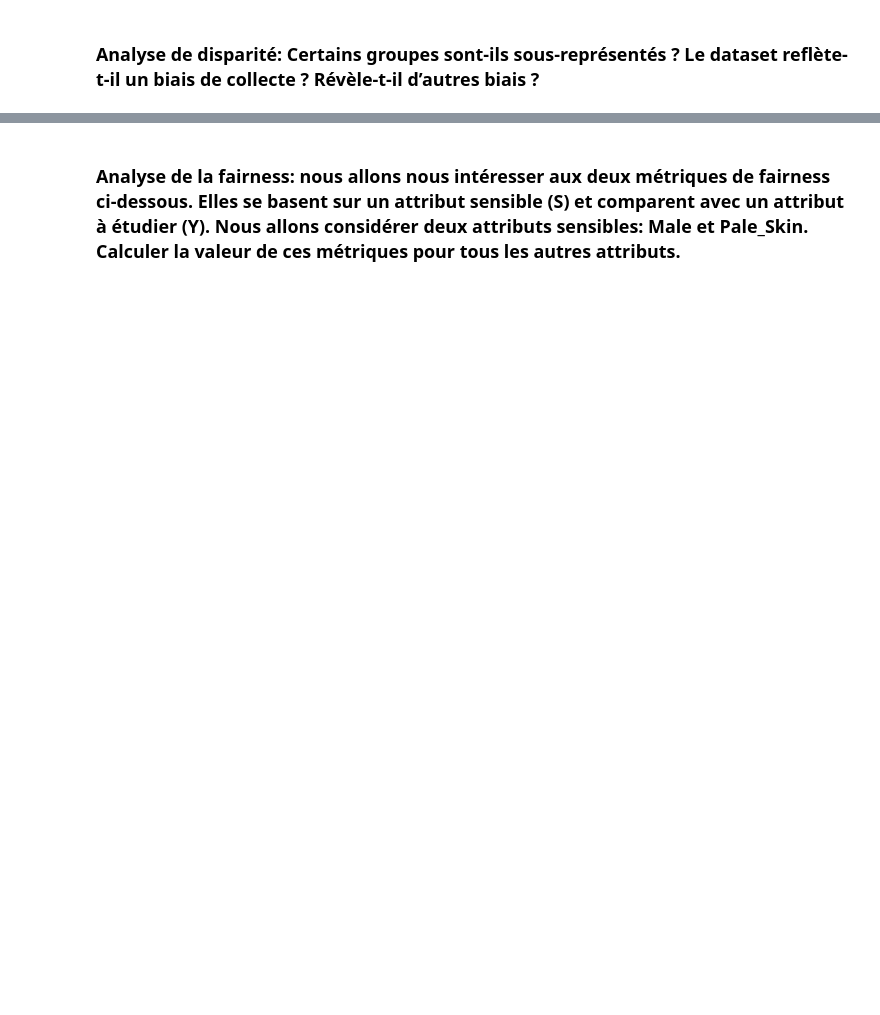
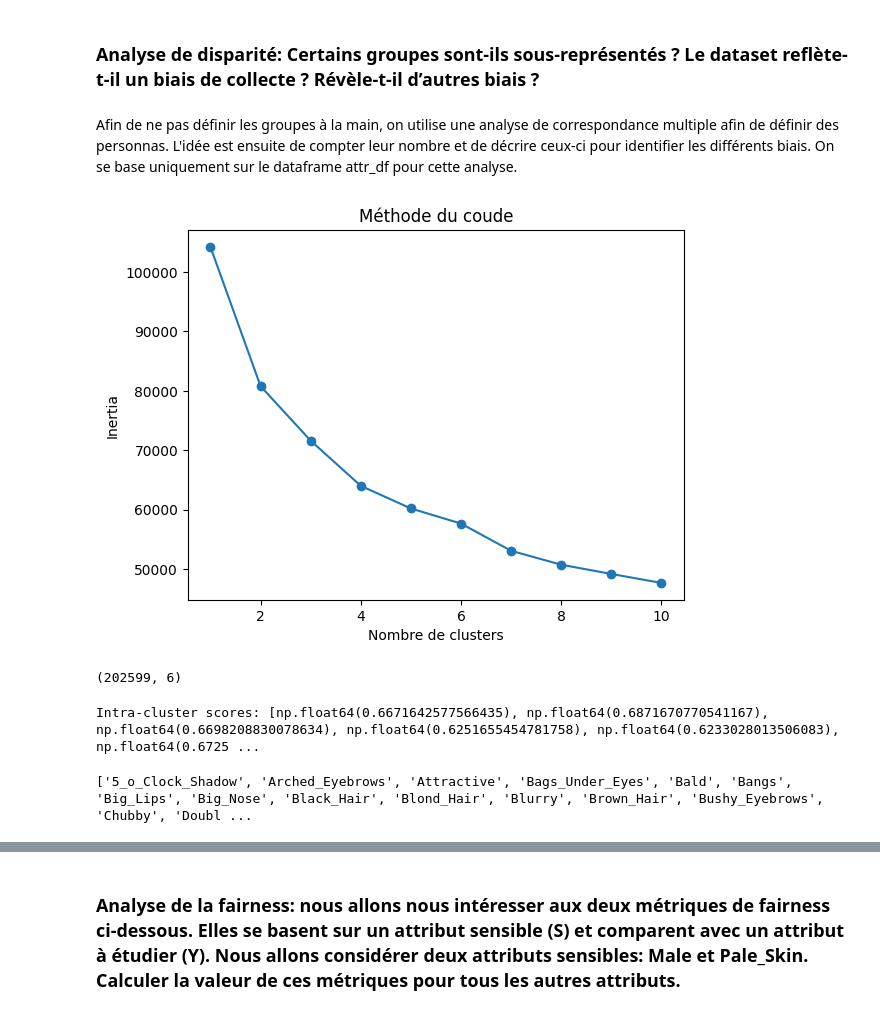
Before and after one commit to cons00000/REXAI_project, a Jupyter notebook: projet_REXIA_2.ipynb, the cells around one changed output, grey strips where cells are left out. Drawn from its saved outputs; the diff is of its cells as text; code cells hidden in the pictures; blank space fills up the shorter version.

```diff
--- a/projet_REXIA_2.ipynb
+++ b/projet_REXIA_2.ipynb
@@ -43,2 +132,26 @@ analyzers["attr_df"].plot_matrix_correlation(threshold=0)
 # %% [markdown]
 ### Analyse de disparité: Certains groupes sont-ils sous-représentés ? Le dataset reflète-t-il un biais de collecte ? Révèle-t-il d’autres biais ?
+# %% [markdown]
+Afin de ne pas définir les groupes à la main, on utilise une analyse de correspondance multiple afin de définir des personnas. L'idée est ensuite de compter leur nombre et de décrire ceux-ci pour identifier les différents biais. On se base uniquement sur le dataframe attr_df pour cette analyse.
+# %%
+df_num = faces.data["attr_df"].drop(columns=['image_id']).copy()  # numérique (-1/1)
+df_cat = df_num.astype(str)  # pour MCA
+
+mca = MCA(n_components=10, random_state=42)
+X_mca = mca.fit_transform(df_cat)
+
+inertia = []
+K = range(1, 11)
+
+for k in K:
+    km = KMeans(n_clusters=k, random_state=42)
+    km.fit(X_mca)
+    inertia.append(km.inertia_)
+
+plt.plot(K, inertia, marker='o')
+plt.xlabel("Nombre de clusters")
+plt.ylabel("Inertia")
+plt.title("Méthode du coude")
+plt.show()
+# %% [output]
+[figure, added]
@@ -44,0 +162,26 @@ analyzers["attr_df"].plot_matrix_correlation(threshold=0)
+# %%
+centroids = kmeans.cluster_centers_  # shape = (k_opt, n_components)
+
+from scipy.spatial.distance import cdist
+
+distances = cdist(X_mca, centroids, metric='euclidean')  # shape = (n_individus, k_opt)
+
+similarity_scores = 1 / (1 + distances)
+similarity_scores.shape
+# %% [output]
+(202599, 6)
+# %%
+intra_scores = []
+
+for c in range(k_opt):
+    members = np.where(df_num["persona"] == c)[0]
+    intra_scores.append(similarity_scores[members, c].mean())
+
+print("Intra-cluster scores:", intra_scores)
+# %% [output]
+Intra-cluster scores: [np.float64(0.6671642577566435), np.float64(0.6871670770541167), np.float64(0.6698208830078634), np.float64(0.6251655454781758), np.float64(0.6233028013506083), np.float64(0.6725 ...
+# %%
+colonnes_attributs = [a for a in df_num.columns if a not in ['image_id', 'persona']]
+print(colonnes_attributs)
+# %% [output]
+['5_o_Clock_Shadow', 'Arched_Eyebrows', 'Attractive', 'Bags_Under_Eyes', 'Bald', 'Bangs', 'Big_Lips', 'Big_Nose', 'Black_Hair', 'Blond_Hair', 'Blurry', 'Brown_Hair', 'Bushy_Eyebrows', 'Chubby', 'Doubl ...
```
Also changed, not shown: parts of 37 cells of this notebook, 1 other file.
